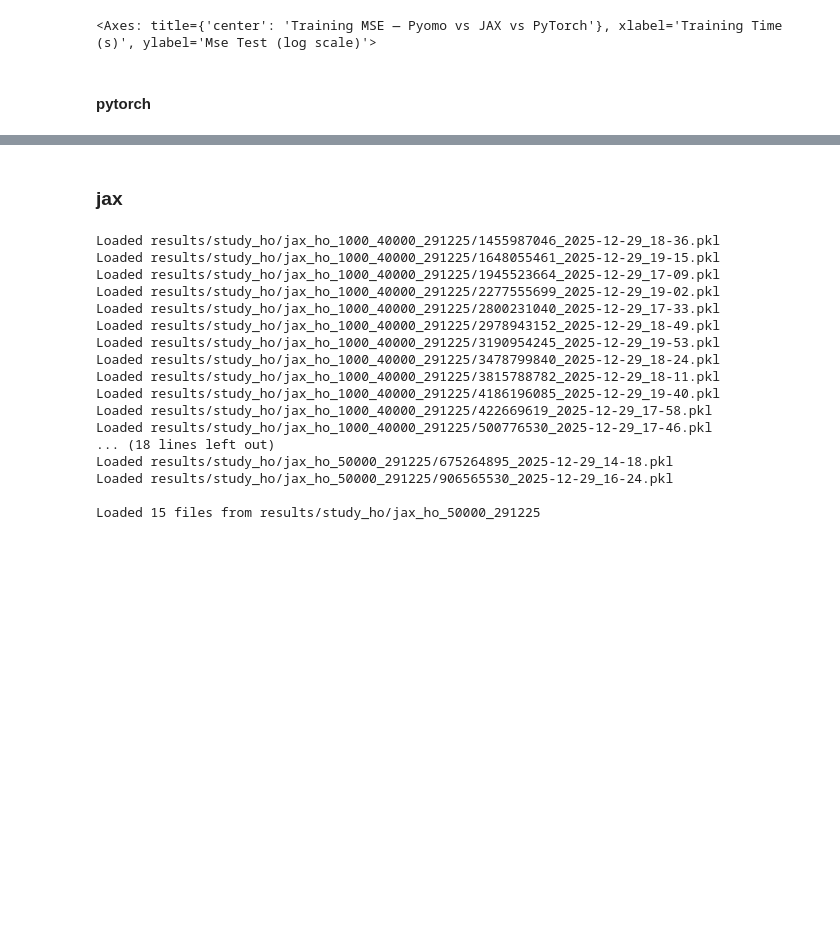
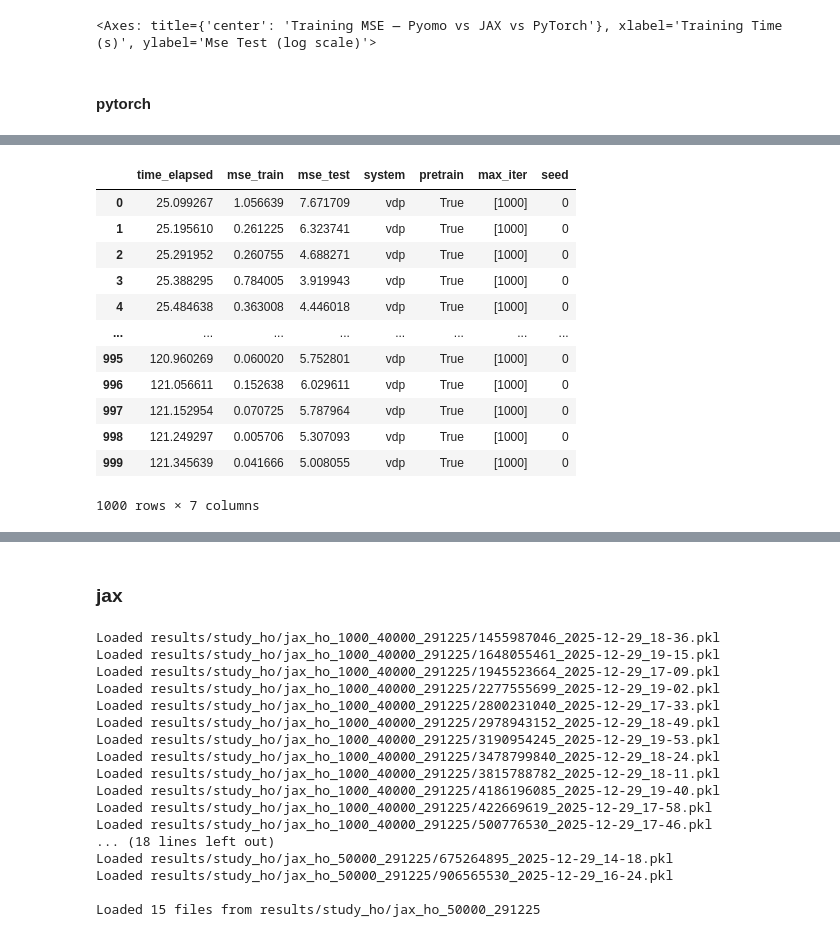
Before and after one commit to mariashapo/NODE, a Jupyter notebook: src/analysis/synthetic/training_conv_ho.ipynb, the cells around one changed output, grey strips where cells are left out. Saved outputs shown, nothing was run; the diff lists cells and outputs as text; code cells hidden in the pictures; blank space fills up the shorter version.

```diff
--- a/src/analysis/synthetic/training_conv_ho.ipynb
+++ b/src/analysis/synthetic/training_conv_ho.ipynb
@@ -90,3 +117,19 @@ pytoch_results_df_no_pretrain = Results.flatten_convergence_data(results, key_li
+# %%
+pytorch_results_pyomo_pretrain
+# %% [output]
+|  | time_elapsed | mse_train | mse_test | system | pretrain | max_iter | seed |
+| 0 | 25.099267 | 1.056639 | 7.671709 | vdp | True | [1000] | 0 |
+| 1 | 25.195610 | 0.261225 | 6.323741 | vdp | True | [1000] | 0 |
+| 2 | 25.291952 | 0.260755 | 4.688271 | vdp | True | [1000] | 0 |
+| 3 | 25.388295 | 0.784005 | 3.919943 | vdp | True | [1000] | 0 |
+| 4 | 25.484638 | 0.363008 | 4.446018 | vdp | True | [1000] | 0 |
+| ... | ... | ... | ... | ... | ... | ... | ... |
+| 995 | 120.960269 | 0.060020 | 5.752801 | vdp | True | [1000] | 0 |
+| 996 | 121.056611 | 0.152638 | 6.029611 | vdp | True | [1000] | 0 |
+| 997 | 121.152954 | 0.070725 | 5.787964 | vdp | True | [1000] | 0 |
+| 998 | 121.249297 | 0.005706 | 5.307093 | vdp | True | [1000] | 0 |
+| 999 | 121.345639 | 0.041666 | 5.008055 | vdp | True | [1000] | 0 |
+1000 rows × 7 columns
 # %%
 pytorch_comparison_dfs = {
     "pytorch_no_pretrain": pytoch_results_df_no_pretrain,
```
Also changed, not shown: parts of 6 cells of this notebook, 17 other files.
